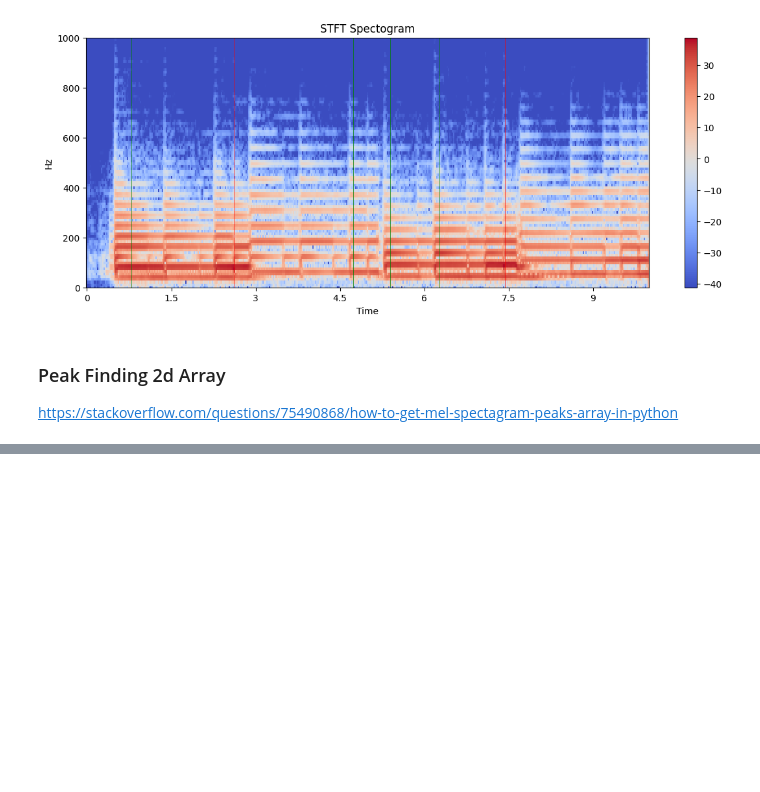
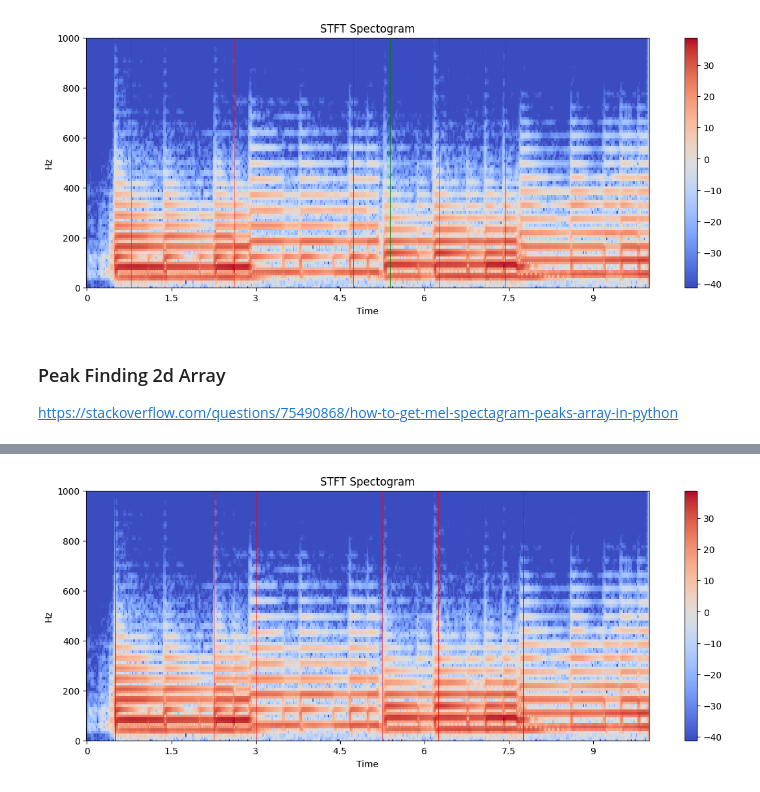
Before and after one commit to RosieBi/Bass_Learning, a Jupyter notebook: Music_Transcription/note_location_detection.ipynb, the cells around one changed output, grey strips where cells are left out. Saved outputs shown, nothing was run; the diff lists cells and outputs as text; code cells hidden in the pictures; blank space fills up the shorter version.

```diff
--- a/Music_Transcription/note_location_detection.ipynb
+++ b/Music_Transcription/note_location_detection.ipynb
@@ -250,0 +347,6 @@ fig.savefig('constellation-map.png')
+# %%
+# read midi
+midi = pretty_midi.PrettyMIDI('transcribed_output/bass_NGHYB_transcribed.mid')
+bass = midi.instruments[0]
+# %%
+start_times_midi = [float(note.start) for note in bass.notes]
@@ -250,0 +373,16 @@ fig.savefig('constellation-map.png')
+# %%
+start_times_midi_7s = start_times_midi[:7]
+# %%
+X = librosa.stft(x_custom_time)
+Xdb = librosa.amplitude_to_db(abs(X))
+plt.figure(figsize=(14, 5))
+librosa.display.specshow(Xdb, sr=sr, x_axis='time', y_axis='hz')
+plt.ylim(0, 1000)
+plt.title('STFT Spectogram')
+plt.colorbar()
+
+# --- draw vertical lines at each peak time ---
+for t in start_times_midi_7s:
+    plt.axvline(x=t, color='r', linewidth=0.5, linestyle='-')
+# %% [output]
+[figure, added]
```
Also changed, not shown: parts of 12 cells of this notebook, 4 other files.
